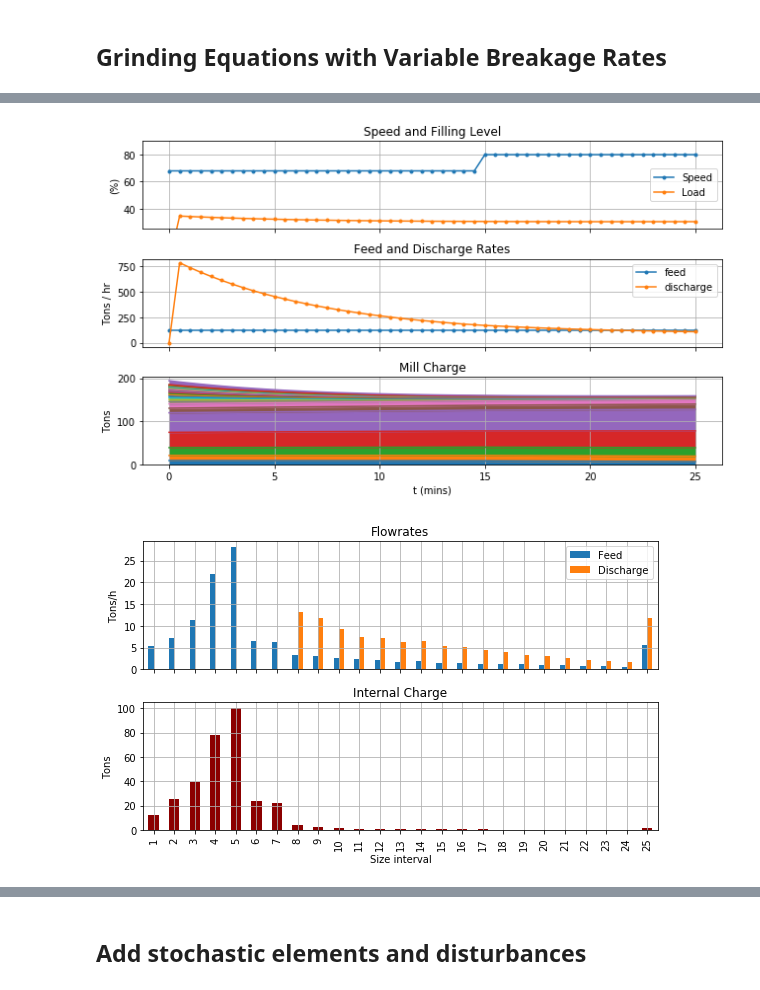
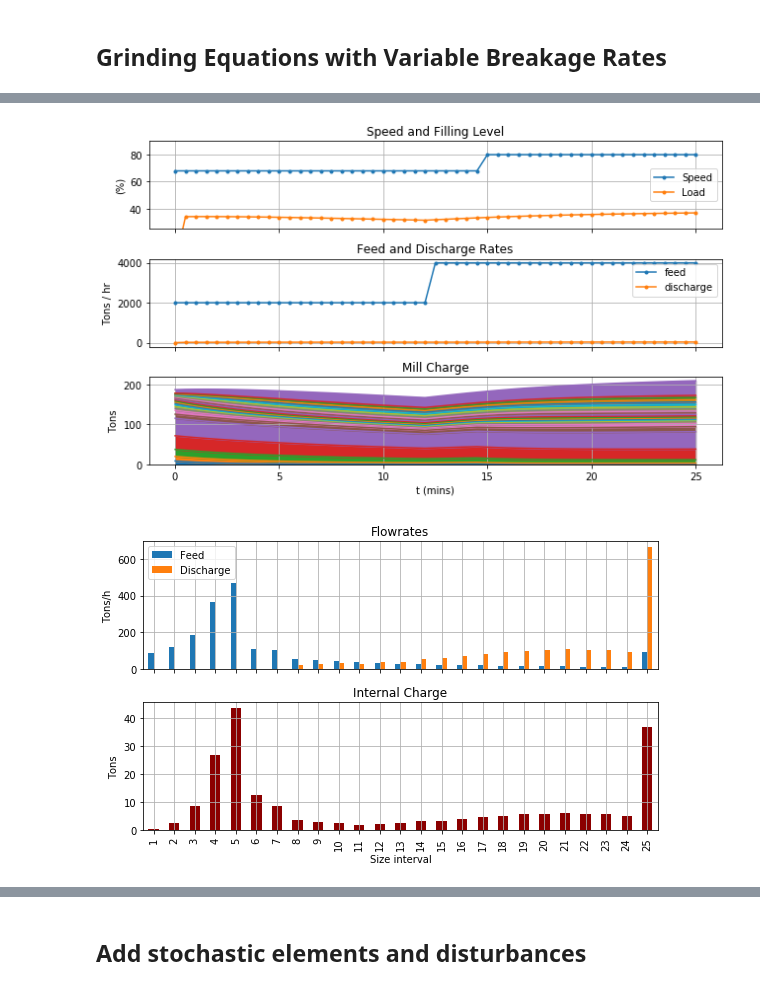
Before and after one commit to billtubbs/mech-575, a Jupyter notebook: code/python/project-grinding-dynamic-simulation-model.ipynb, the cells around one changed output, grey strips where cells are left out. Saved outputs shown, nothing was run; the diff lists cells and outputs as text; code cells hidden in the pictures.

```diff
--- a/code/python/project-grinding-dynamic-simulation-model.ipynb
+++ b/code/python/project-grinding-dynamic-simulation-model.ipynb
@@ -812,8 +814,8 @@ model.initial_charge.sum()
 nt = 50
 timestep_size = 0.5  # mins
 
-# Feedrate
-feed_rates = np.repeat(feed_size.values.reshape(1,-1), nt+1, axis=0)
+# Feedrate (tons/hr)
+feed_rates = 1000*np.ones(nt+1)
 
 # Increase feedrate after 30 timesteps
 feed_rates[25:] = 2 * feed_rates[25:]
@@ -830,7 +832,7 @@ d = d_max * c
 speed_pct = 68
 load_pct = 20
 breakage_rates = breakage_function.get_breakage_rate(mid_sizes_mm, load_pct, speed_pct)
-r = timestep_size*breakage_rates/60
+r = timestep_size*breakage_rates
 
 #assert r[-1] == 0.0  # r=0 for smallest size fraction
 r[-1] = 0
@@ -842,14 +844,17 @@ n_sizes = x0.shape[0]
 
 # Initialize variables
 x = np.zeros((nt+1, n_sizes))
-discharge_rates = np.zeros((nt+1, n_sizes))
+feed = np.zeros((nt+1, n_sizes))
+discharge = np.zeros((nt+1, n_sizes))
+discharge_rates = np.zeros(nt+1)
 x[0] = x0
 
 t = np.arange(nt+1) * timestep_size
 for k in range(1, nt+1):
-    feed = feed_rates[k]
-    x[k, :] = solve(t[k], x[k-1], f_dxdt, timestep_size, args=[feed, r, b_matrix, d])
-    discharge_rates[k] = d*x[k]
+    feed[k, :] = feed_rates[k] / 60 * timestep_size * feed_size
+    x[k, :] = solve(t[k], x[k-1], f_dxdt, timestep_size, args=[feed[k, :], r, b_matrix, d])
+    discharge[k, :] = d*x[k]
+    discharge_rates[k] = discharge[k, :].sum()
 # %%
 # Convert results to dataframe
 columns = pd.Index(range(1, n_sizes+1), name='Size Interval')
@@ -943,6 +936,6 @@ Name: 25.0, dtype: float64
 # %%
 # Compare to existing steady-state models
-model = SAGMillRecycleModelDefault()
+model = SAGMillOpenModelDefault()
 model.set_initial_conditions()
 model.solve_steady_state()
 model.calculate_flow_rates()
@@ -1008,7 +1060,7 @@ def f_dxdt_vr(t, x, feed, speed_pct, b_matrix, d, mid_sizes_mm):
     """
     load_pct = calculate_load_pct(x.sum())
     breakage_rates = breakage_function.get_breakage_rate(mid_sizes_mm, load_pct, speed_pct)
-    r = breakage_rates * timestep_size / 60
+    r = breakage_rates * timestep_size
     r[-1] = 0  # Smallest size has to be zero
     A = r*(b_matrix - np.eye(b_matrix.shape[0])) - np.diag(d)
     return feed + A @ x
@@ -1053,9 +1106,11 @@ timestep_size = 0.5  # mins
 speed_pct_values = np.full((nt+1,), 68)
 speed_pct_values[30:] = 80
 
-# Feedrate
-feed_rates = np.repeat(feed_size.values.reshape(1,-1), nt+1, axis=0)
-#feed_rates[30:] = 2 * feed_rates[30:]
+# Feedrate (tons/hr)
+feed_rates = 1000*np.ones(nt+1)
+
+# Increase feedrate after 30 timesteps
+feed_rates[25:] = 2 * feed_rates[25:]
 
 charge_filling_levels = np.zeros_like(speed_pct_values).astype(float)
 
@@ -1078,16 +1133,19 @@ n_sizes = x0.shape[0]
 
 # Initialize variables
 x = np.zeros((nt+1, n_sizes))
-discharge_rates = np.zeros((nt+1, n_sizes))
+feed = np.zeros((nt+1, n_sizes))
+discharge = np.zeros((nt+1, n_sizes))
+discharge_rates = np.zeros(nt+1)
 x[0] = x0
 
 t = np.arange(nt+1) * timestep_size
 for k in range(1, nt+1):
-    feed = feed_rates[k]
+    feed[k, :] = feed_rates[k] / 60 * timestep_size * feed_size
     speed = speed_pct_values[k]
-    x[k, :] = solve(t[k], x[k-1], f_dxdt_vr, timestep_size, args=[feed, speed, b_matrix, d, mid_sizes_mm])
+    x[k, :] = solve(t[k], x[k-1], f_dxdt_vr, timestep_size, args=[feed[k, :], speed, b_matrix, d, mid_sizes_mm])
     charge_filling_levels[k] = calculate_load_pct(x[k].sum())
-    discharge_rates[k] = d*x[k]
+    discharge[k, :] = d*x[k]
+    discharge_rates[k] = discharge[k, :].sum()
 # %%
 # Convert results to dataframe
 columns = pd.Index(range(1, n_sizes+1), name='Size Interval')
@@ -1124,42 +1168,42 @@ style = '-' if speed_pct_values.shape[0] > 51 else '.-'
 
 ax = axes[0]
 ax.plot(t, speed_pct_values, style, label='Speed')
 ax.plot(t, charge_filling_levels, style, label='Load')
 ax.set_ylim(25,90)
 ax.set_title('Speed and Filling Level')
 ax.set_xlabel('t')
 ax.set_ylabel('(%)')
 ax.grid()
 ax.legend()
 
 ax = axes[1]
-ax.plot(t, feed_rates.sum(axis=1)*60 / timestep_size, style, label='feed')
-ax.plot(t, discharge_rates.sum(axis=1)*60 / timestep_size, style, label='discharge')
+ax.plot(t, feed_rates / timestep_size, style, label='feed')
+ax.plot(t, discharge_rates / timestep_size, style, label='discharge')
 ax.set_title('Feed and Discharge Rates')
 ax.set_ylabel('Tons / hr')
 ax.grid()
 ax.legend()
 
 ax = axes[2]
 charge_weights.plot.area(ax=ax, stacked=True, legend=False)
 ax.set_title('Mill Charge')
 ax.set_xlabel('t (mins)')
 ax.set_ylabel('Tons')
 ax.grid()
 #ax.legend()
 
 plt.tight_layout()
 filename = "demo_time_series_vr.pdf"
 plt.savefig(os.path.join(plot_dir, filename))
 plt.show()
 # %% [output]
-[figure, old version]
+[figure, new version]
 # %%
 fig, axes = plt.subplots(2, 1, sharex=True, figsize=(8,5))
 
 flow_rates = pd.DataFrame({
-    'Feed': feed_rates[-1]*60/timestep_size,
-    'Discharge': discharge_rates[-1]*60/timestep_size
+    'Feed': feed[-1] / timestep_size * 60,
+    'Discharge': discharge[-1] / timestep_size * 60
 })
 
 ax = axes[0]
@@ -1170,8 +1214,8 @@ ax.set_title('Flowrates')
 ax.grid()
 
 ax = axes[1]
-pd.Series(charge_weights.values[-1]/timestep_size, index=mesh.index[:-1]).plot.bar(ax=ax,
-                                                                                   color='darkred')
+pd.Series(charge_weights.values[-1], index=mesh.index[:-1]).plot.bar(ax=ax,
+                                                                     color='darkred')
 ax.set_xlabel('Size interval')
 ax.set_ylabel('Tons')
 ax.set_title('Internal Charge')
@@ -1182,7 +1226,7 @@ filename = "demo_size_dist_plots_vr.pdf"
 plt.savefig(os.path.join(plot_dir, filename))
 plt.show()
 # %% [output]
-[figure, old version]
+[figure, new version]
 # %%
 def calculate_passing_pct(flows):
     """Calculates the cumulative size distribution
```
Also changed, not shown: parts of 48 cells of this notebook.
